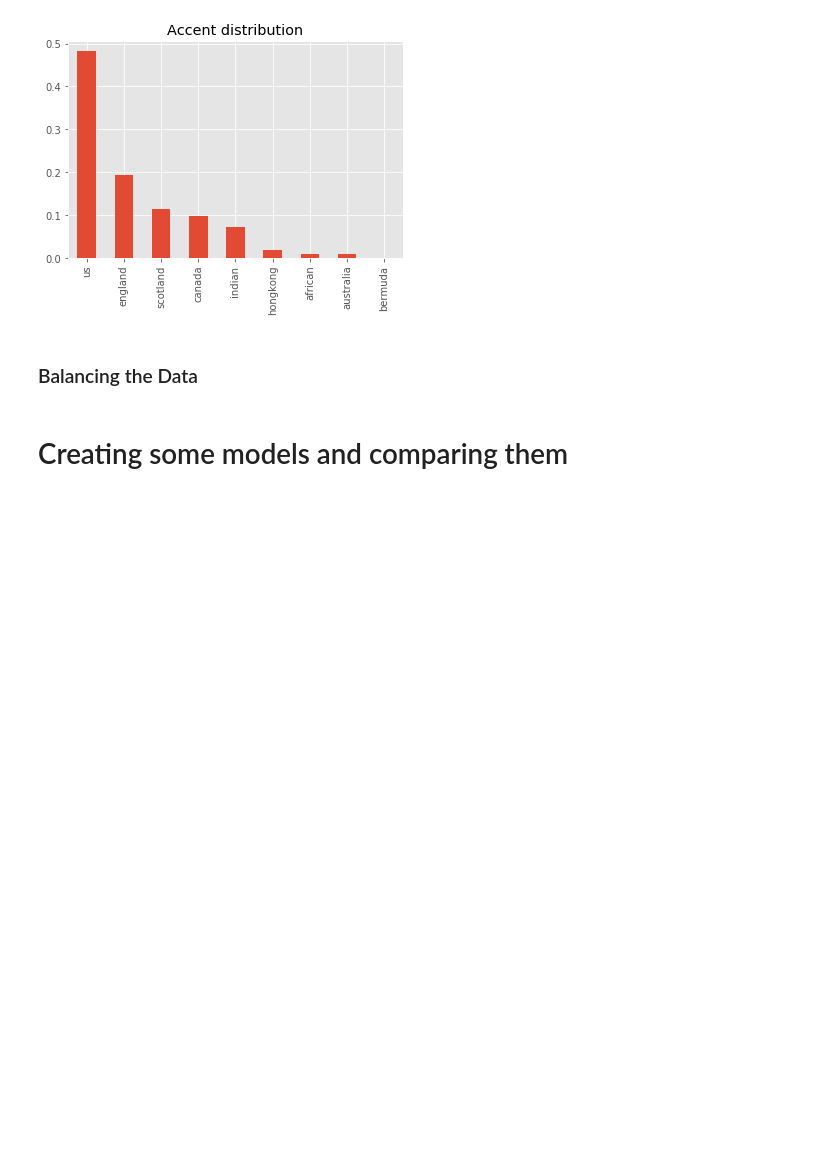
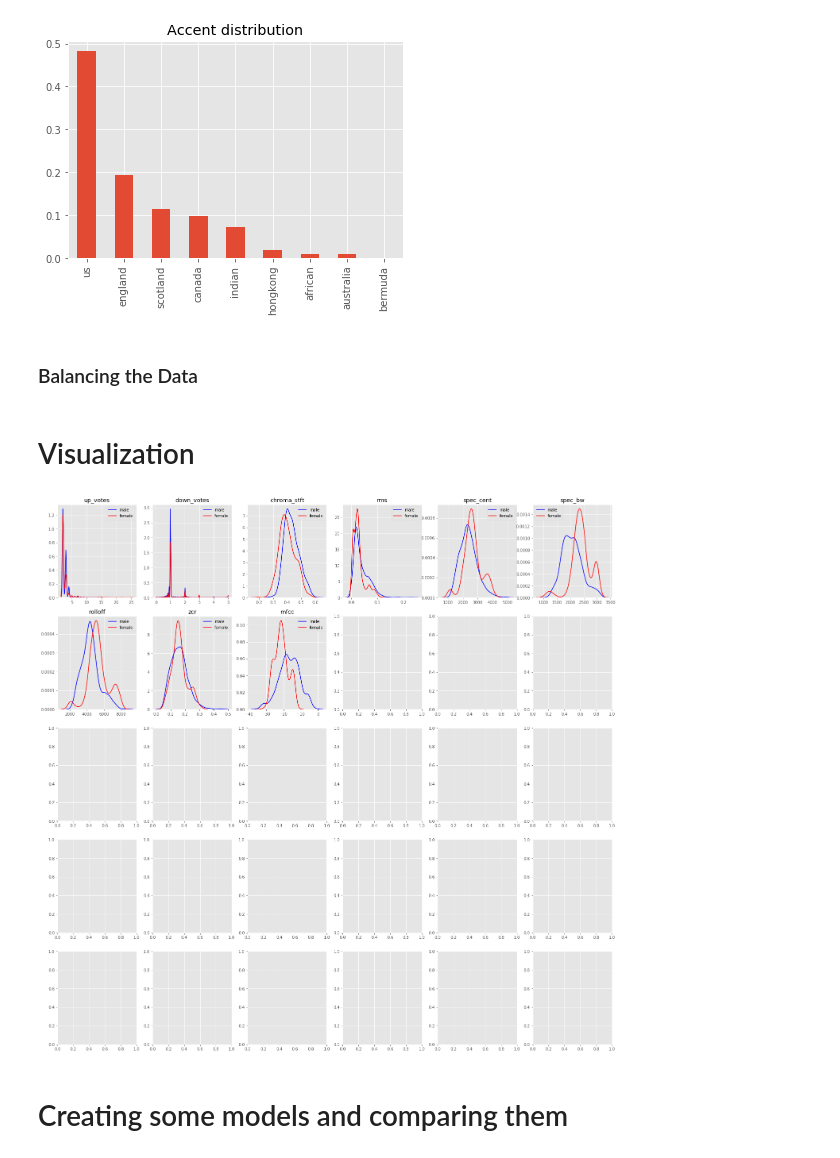
Before and after one commit to Risto-R/IDS-Project, a Jupyter notebook: Notebook.ipynb, the cells around one changed output. Saved outputs shown, nothing was run; the diff lists cells and outputs as text; code cells hidden in the pictures; blank space fills up the shorter version.

```diff
--- a/Notebook.ipynb
+++ b/Notebook.ipynb
@@ -329,6 +329,26 @@ Text(0.5, 1.0, 'Accent distribution')
 [figure]
 # %% [markdown]
 ### Balancing the Data
+# %% [markdown]
+# Visualization
+# %%
+data = df.copy()
+data = data.drop(["path"],axis=1)
+data = data.drop(["age"],axis=1)
+data = data.drop(["accent"],axis=1)
+plt.subplots(5,6,figsize=(25,25))
+male_subset = data.loc[data["gender"] == "male"]
+female_subset = data.loc[data["gender"]=="female"]
+data = data.drop(["gender"],axis=1)
+i = 1
+for column in data.columns:
+    plt.subplot(5,6,i)
+    plt.title(column)
+    sns.kdeplot(male_subset[column],color="blue",label="male")
+    sns.kdeplot(female_subset[column],color="red",label="female")
+    i += 1
+# %% [output]
+[figure, added]
 # %% [markdown]
 # Creating some models and comparing them
 # %%
```
Also changed, not shown: parts of 3 cells of this notebook, 1 other file.
